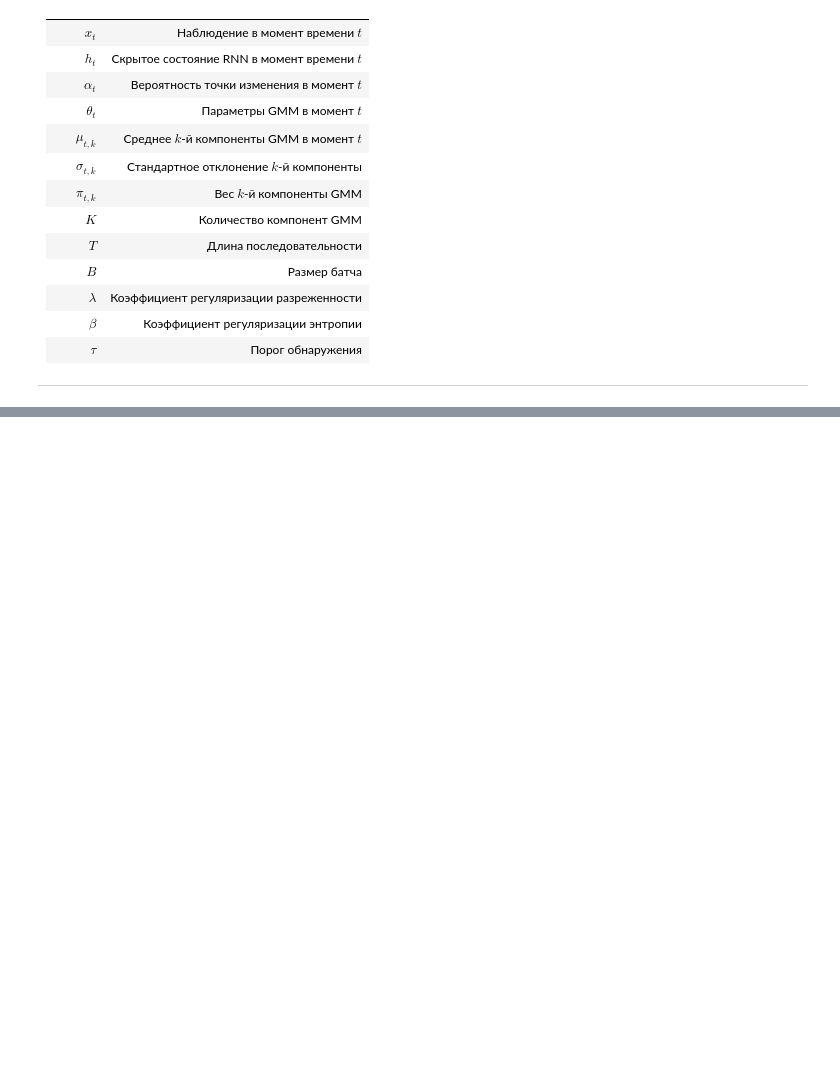
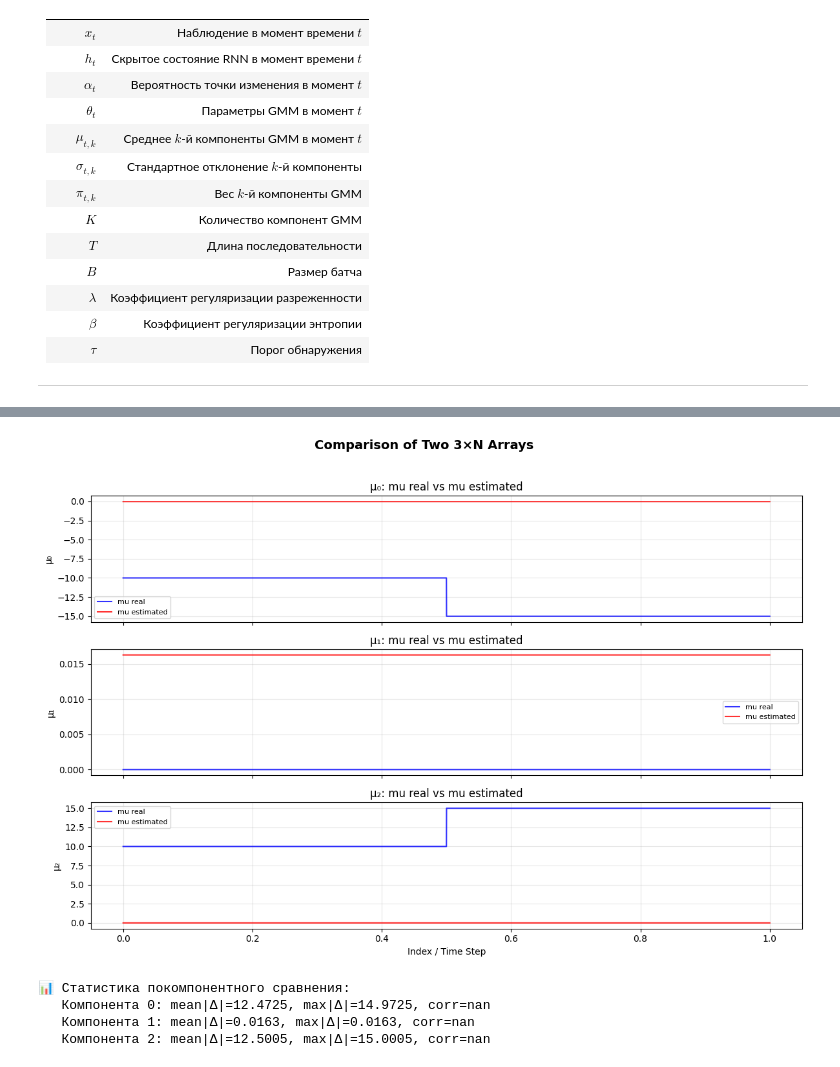
Before and after one commit to kraevskiyAA/NeuroEWS, a Jupyter notebook: notebooks/fit_simple_norm_flow.ipynb, the cells around one changed output, grey strips where cells are left out. Drawn from its saved outputs; the diff is of its cells as text; code cells hidden in the pictures; blank space fills up the shorter version.

```diff
--- a/notebooks/fit_simple_norm_flow.ipynb
+++ b/notebooks/fit_simple_norm_flow.ipynb
@@ -308,11 +333,12 @@ Dataset создан: 9901 последовательностей длиной 1
 # %%
 model = NeuralSwitchingGMM(
     1,
-    32,
+    16,
     3,
-    0.001,
-    0.03,
+    5.0,
+    0.25,
 )
+model.to('cuda')
 
 optimizer = optim.AdamW(  # AdamW лучше отделяет weight_decay от градиентов
         model.parameters(),
@@ -325,7 +351,7 @@ optimizer = optim.AdamW(  # AdamW лучше отделяет weight_decay от
 train_model(model,
             loader,
             optimizer,
-            25,
-            device='cpu'
+            250,
+            device='cuda'
             )
 # %% [output]
@@ -333,0 +450,19 @@ KeyboardInterrupt:
+# %%
+params = extract_gmm_parameters(model, data, device='cuda')
+
+mu_real = np.concat((np.tile(np.array([-10, 0, 10]), (5000, 1)), np.tile(np.array([-15, 0, 15]), (5000, 1))))
+var_real = np.sqrt(np.concat((np.tile(np.array([10, 3, 10]), (5000, 1)), np.tile(np.array([15, 9, 15]), (5000, 1)))))
+weights_real = np.concat((np.tile(np.array([0.25, 0.5, 0.25]), (5000, 1)), np.tile(np.array([0.1, 0.8, 0.1]), (5000, 1))))
+# %%
+plot_3xN_comparison(
+    mu_real.T, params['mu'].T,
+    labels=('mu real', 'mu estimated'),
+    component_names=('μ₀', 'μ₁', 'μ₂'),
+    x_axis=np.linspace(0,1,10000),
+)
+# %% [output]
+[figure, added]
+📊 Статистика покомпонентного сравнения:
+   Компонента 0: mean|Δ|=12.4725, max|Δ|=14.9725, corr=nan
+   Компонента 1: mean|Δ|=0.0163, max|Δ|=0.0163, corr=nan
+   Компонента 2: mean|Δ|=12.5005, max|Δ|=15.0005, corr=nan
```
Also changed, not shown: parts of 9 cells of this notebook, 6 other files.
